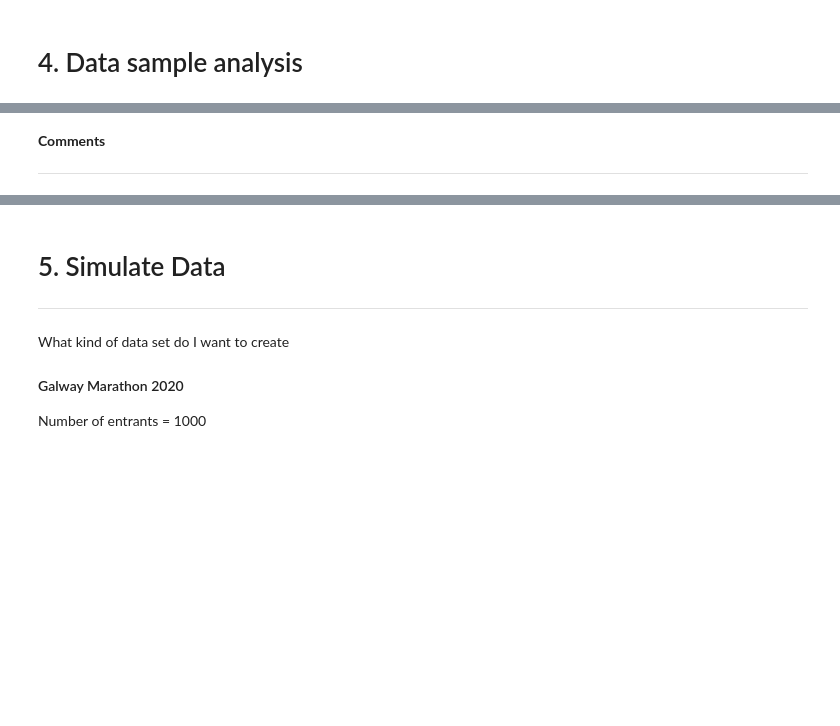
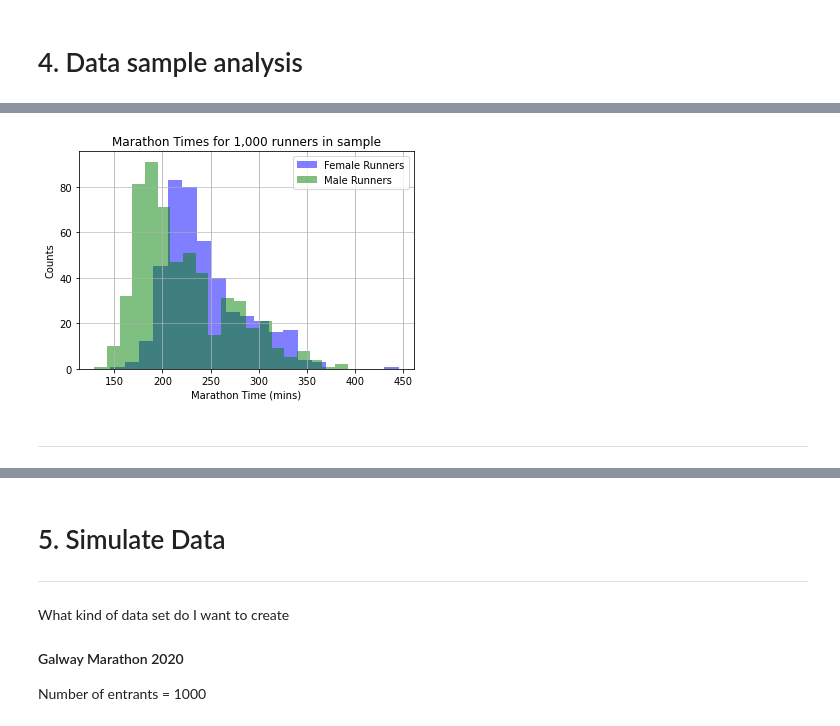
Before and after one commit to eoinlees/PforDA-Project-2020, a Jupyter notebook: PforDA-Project-2020.ipynb, the cells around one changed output, grey strips where cells are left out. Drawn from its saved outputs; the diff is of its cells as text; code cells hidden in the pictures; blank space fills up the shorter version.

```diff
--- a/PforDA-Project-2020.ipynb
+++ b/PforDA-Project-2020.ipynb
@@ -489,6 +423,18 @@ plt.hist(marathonSample["age"])
+# %%
+femaleSample = marathonSample.loc[marathonSample["gender"] == "F", "official_time"]
+maleSample = marathonSample.loc[marathonSample["gender"] == "M", "official_time"]
+
+femaleSample.plot.hist(grid=True, bins=20, rwidth=10, color='blue', label="Female Runners", alpha=0.5)
+
+maleSample.plot.hist(grid=True, bins=20, rwidth=10, color='green', label="Male Runners", alpha=0.5)
+
+plt.title('Marathon Times for 1,000 runners in sample')
+plt.ylabel('Counts')
+plt.xlabel('Marathon Time (mins)')
+plt.legend(loc="best")
+plt.grid(axis='y', alpha=0.75)
+# %% [output]
+[figure, added]
 # %% [markdown]
-**Comments**
-
-
 
 ------------------
```
Also changed, not shown: parts of 31 cells of this notebook.
